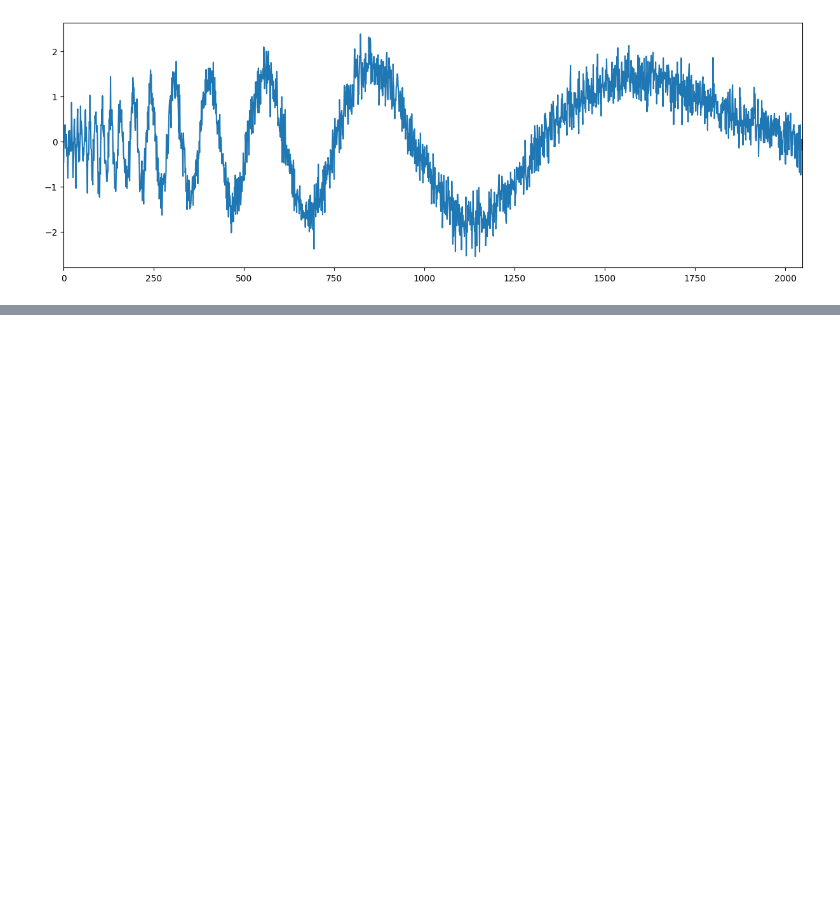
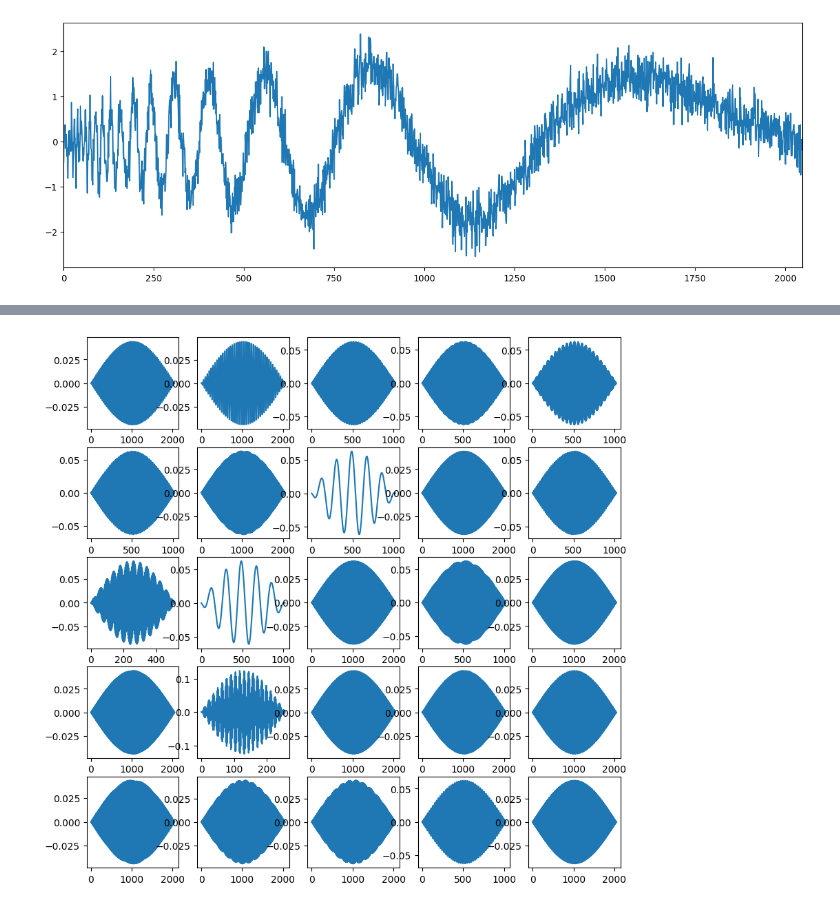
Before and after one commit to NailKhelifa/MVA_Times_Series_ML_Homeworks, a Jupyter notebook: Assignment 2 (ML for TS) - MVA/Assignment 2.ipynb, the cells around one changed output, grey strips where cells are left out. Cells and saved outputs as stored; diff of their text form; code cells hidden in the pictures; blank space fills up the shorter version.

```diff
--- a/Assignment 2 (ML for TS) - MVA/Assignment 2.ipynb
+++ b/Assignment 2 (ML for TS) - MVA/Assignment 2.ipynb
@@ -26,0 +118,33 @@ ax.plot(signal_question_4)
+# %%
+def get_atom(L, k):
+  '''
+    From, L, K : returns generated atom.
+      L : scales
+      k : frequency localisation
+  '''
+
+  # initialize u
+  u = np.array(list(range(2*L)))
+
+  # modulating window
+  w = np.sin(np.pi*(u+0.5)/(2*L))
+
+  # mdct atom value
+  v = w*np.sqrt(2/L)*np.cos((np.pi/L)*(u+(L+1)/2)*(k+0.5))
+
+  return v/np.linalg.norm(v)
+# %%
+L = [32, 64, 128, 256, 512, 1024]
+D = []
+for l in L:
+    for k in range(l):
+        phi_kl = get_atom(l,k)
+        D.append(phi_kl)
+
+t = np.arange(2*L[-1])
+fig, axs = plt.subplots(5,5, figsize=(10,10))
+for ax in axs.flatten():
+    k = np.random.choice(list(range(2016)))
+    ax.plot(D[k])
+# %% [output]
+[figure, added]
```
Also changed, not shown: parts of 3 cells of this notebook.
